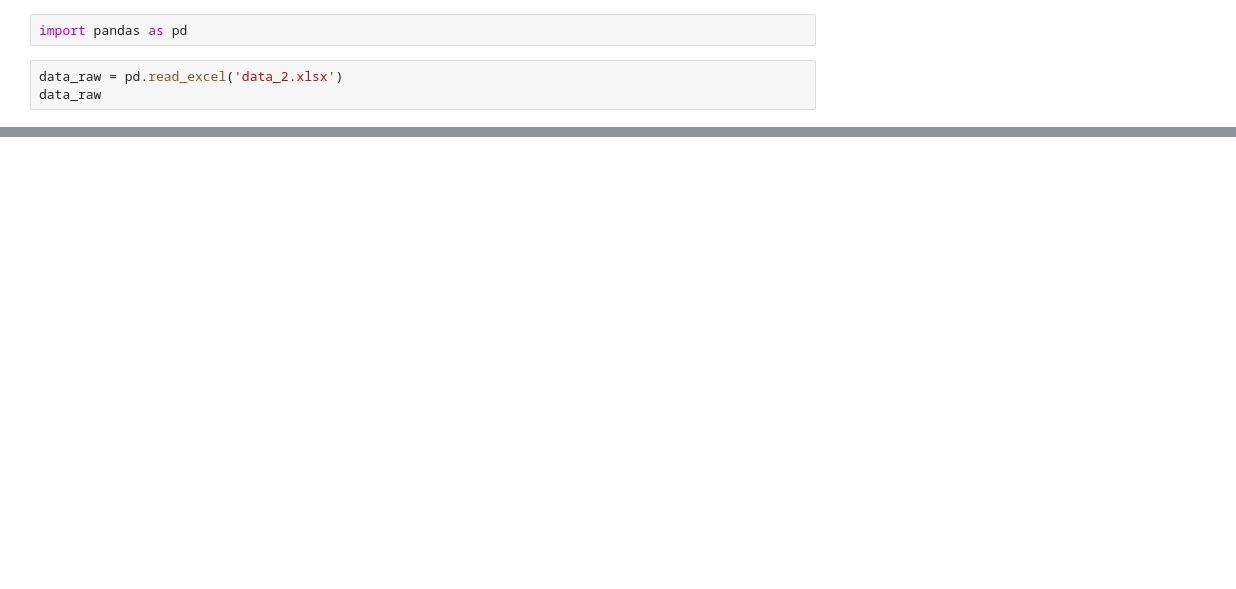
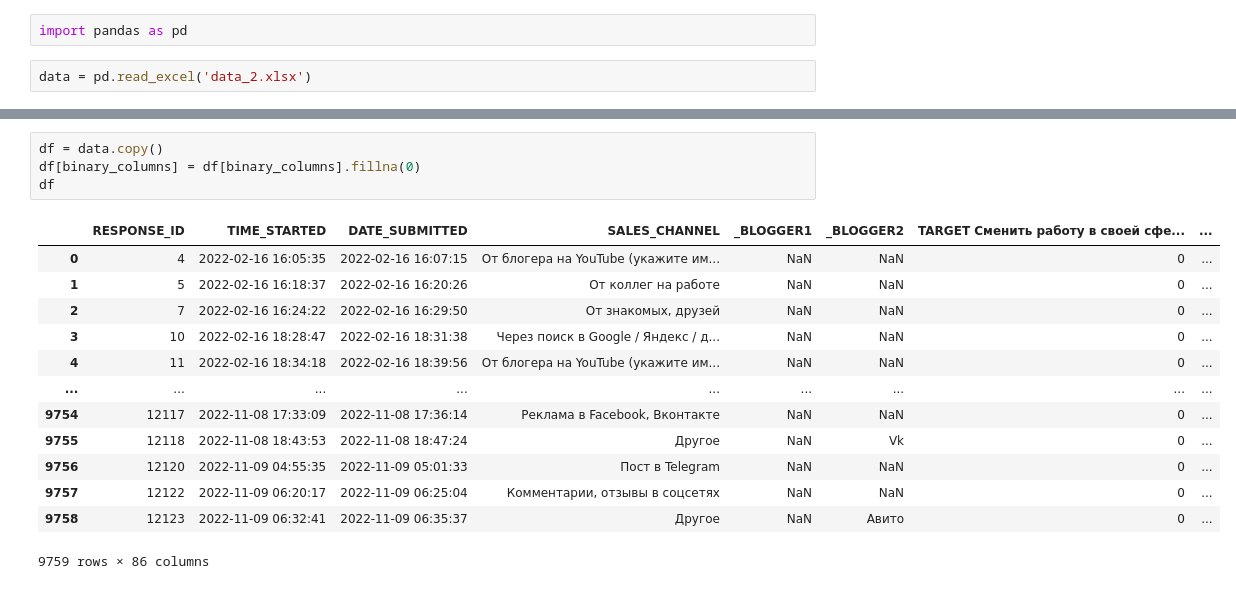
Before and after one commit to viktorlov/ad-hoc, a Jupyter notebook: 003 ЦА на входе/003 ЦА на входе __VOr --v1.ipynb, the cells around one changed output, grey strips where cells are left out. Drawn from its saved outputs; the diff is of its cells as text; blank space fills up the shorter version.

```diff
--- a/003 ЦА на входе/003 ЦА на входе __VOr --v1.ipynb
+++ b/003 ЦА на входе/003 ЦА на входе __VOr --v1.ipynb
@@ -1,5 +1,4 @@
 # %%
 import pandas as pd
 # %%
-data_raw = pd.read_excel('data_2.xlsx')
-data_raw
+data = pd.read_excel('data_2.xlsx')
@@ -19,0 +104,18 @@ data_raw
+# %%
+df = data.copy()
+df[binary_columns] = df[binary_columns].fillna(0)
+df
+# %% [output]
+|  | RESPONSE_ID | TIME_STARTED | DATE_SUBMITTED | SALES_CHANNEL | _BLOGGER1 | _BLOGGER2 | TARGET Сменить работу в своей сфе... | ... |
+| 0 | 4 | 2022-02-16 16:05:35 | 2022-02-16 16:07:15 | От блогера на YouTube (укажите им... | NaN | NaN | 0 | ... |
+| 1 | 5 | 2022-02-16 16:18:37 | 2022-02-16 16:20:26 | От коллег на работе | NaN | NaN | 0 | ... |
+| 2 | 7 | 2022-02-16 16:24:22 | 2022-02-16 16:29:50 | От знакомых, друзей | NaN | NaN | 0 | ... |
+| 3 | 10 | 2022-02-16 18:28:47 | 2022-02-16 18:31:38 | Через поиск в Google / Яндекс / д... | NaN | NaN | 0 | ... |
+| 4 | 11 | 2022-02-16 18:34:18 | 2022-02-16 18:39:56 | От блогера на YouTube (укажите им... | NaN | NaN | 0 | ... |
+| ... | ... | ... | ... | ... | ... | ... | ... | ... |
+| 9754 | 12117 | 2022-11-08 17:33:09 | 2022-11-08 17:36:14 | Реклама в Facebook, Вконтакте | NaN | NaN | 0 | ... |
+| 9755 | 12118 | 2022-11-08 18:43:53 | 2022-11-08 18:47:24 | Другое | NaN | Vk | 0 | ... |
+| 9756 | 12120 | 2022-11-09 04:55:35 | 2022-11-09 05:01:33 | Пост в Telegram | NaN | NaN | 0 | ... |
+| 9757 | 12122 | 2022-11-09 06:20:17 | 2022-11-09 06:25:04 | Комментарии, отзывы в соцсетях | NaN | NaN | 0 | ... |
+| 9758 | 12123 | 2022-11-09 06:32:41 | 2022-11-09 06:35:37 | Другое | NaN | Авито | 0 | ... |
+9759 rows × 86 columns
```
Also changed, not shown: parts of 6 cells of this notebook.
